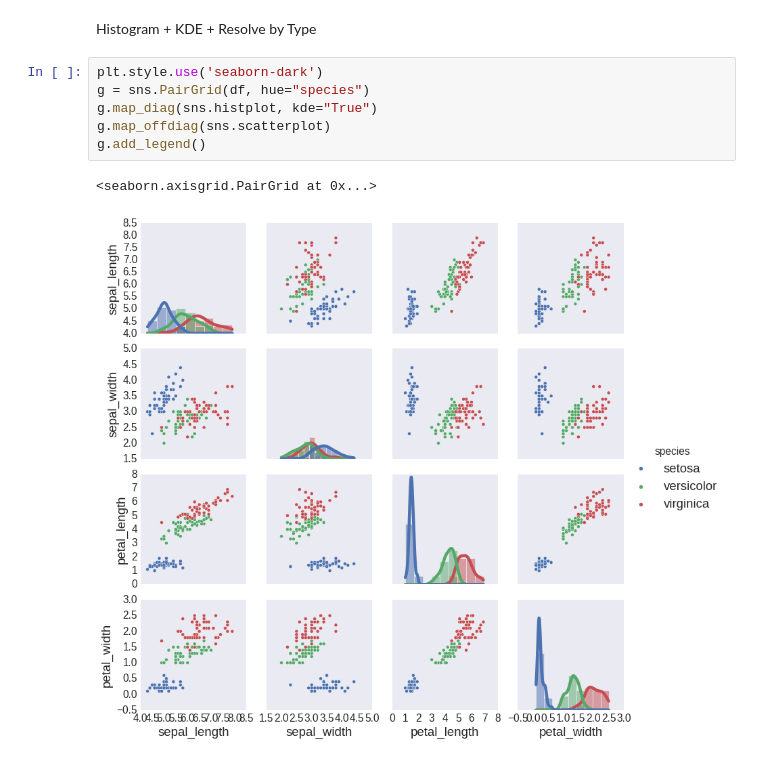
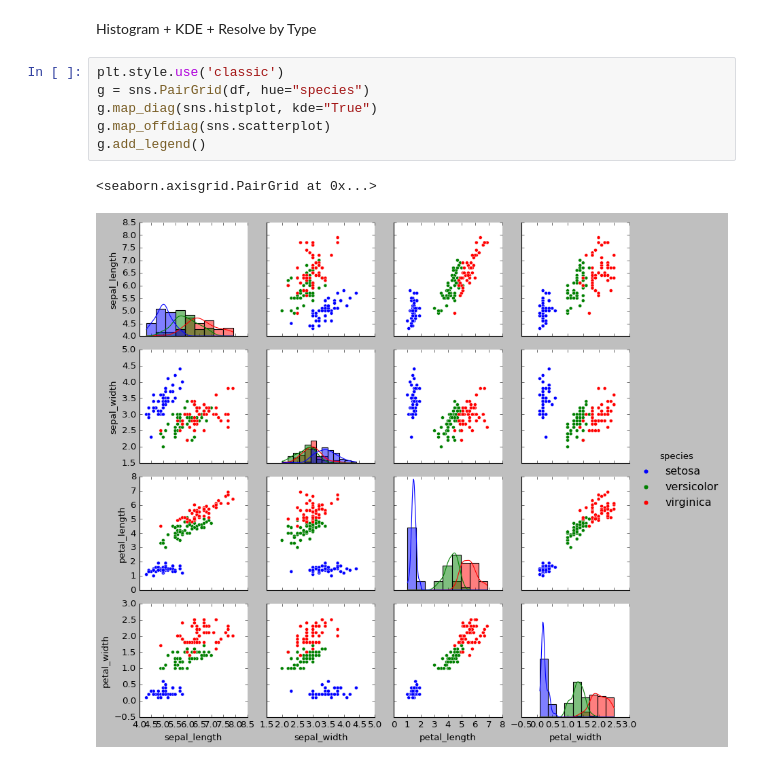
Before and after one commit to dmbala/python-data-viz, a Jupyter notebook: Notebooks/intro_seaborn.ipynb, the cells around one changed output. Saved outputs shown, nothing was run; the diff lists cells and outputs as text.

```diff
--- a/Notebooks/intro_seaborn.ipynb
+++ b/Notebooks/intro_seaborn.ipynb
@@ -191,11 +204,11 @@ sns.pairplot(df, hue='species')
 
 Histogram + KDE + Resolve by Type
 # %%
-plt.style.use('seaborn-dark')
+plt.style.use('classic')
 g = sns.PairGrid(df, hue="species")
 g.map_diag(sns.histplot, kde="True")
 g.map_offdiag(sns.scatterplot)
 g.add_legend()
 # %% [output]
 <seaborn.axisgrid.PairGrid at 0x...>
-[figure, old version]
+[figure, new version]
```
Also changed, not shown: parts of 19 cells of this notebook.
